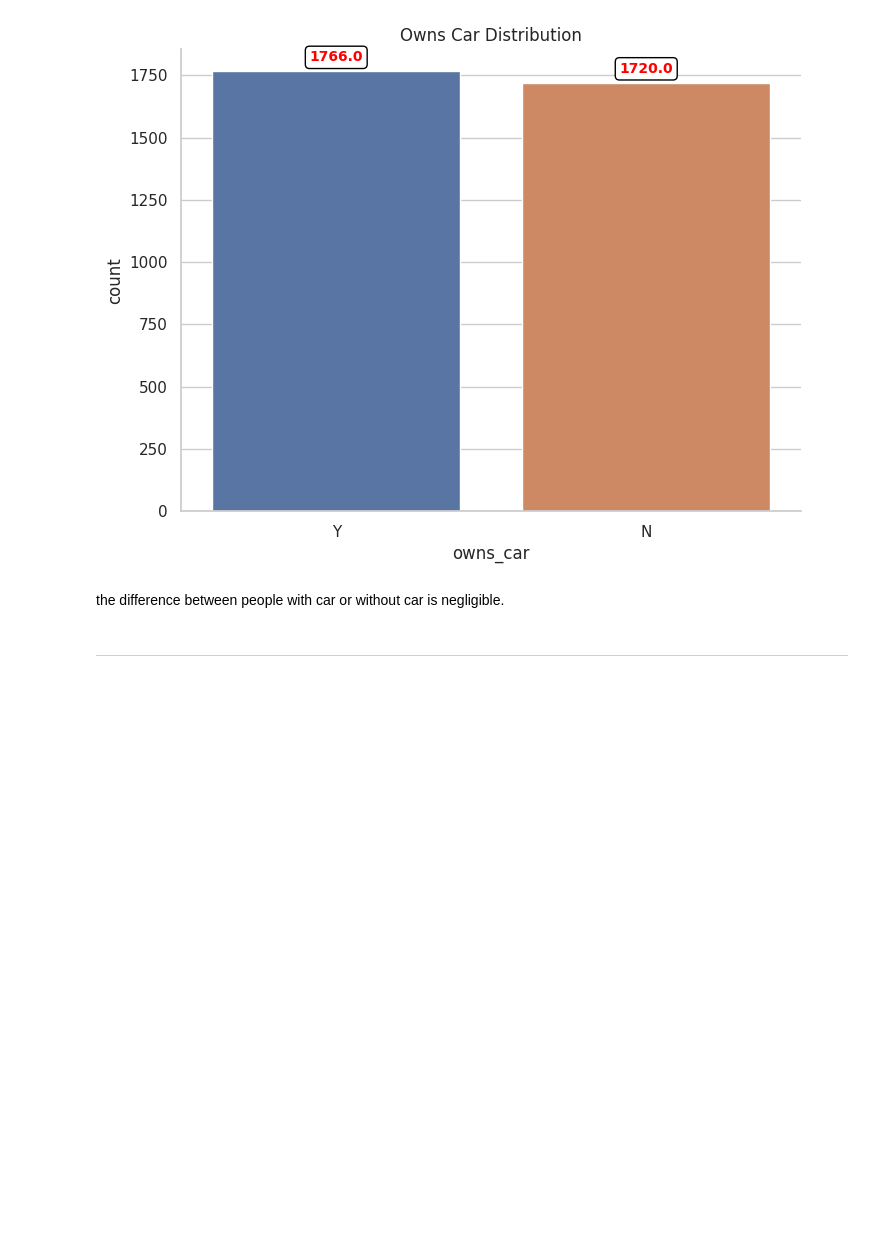
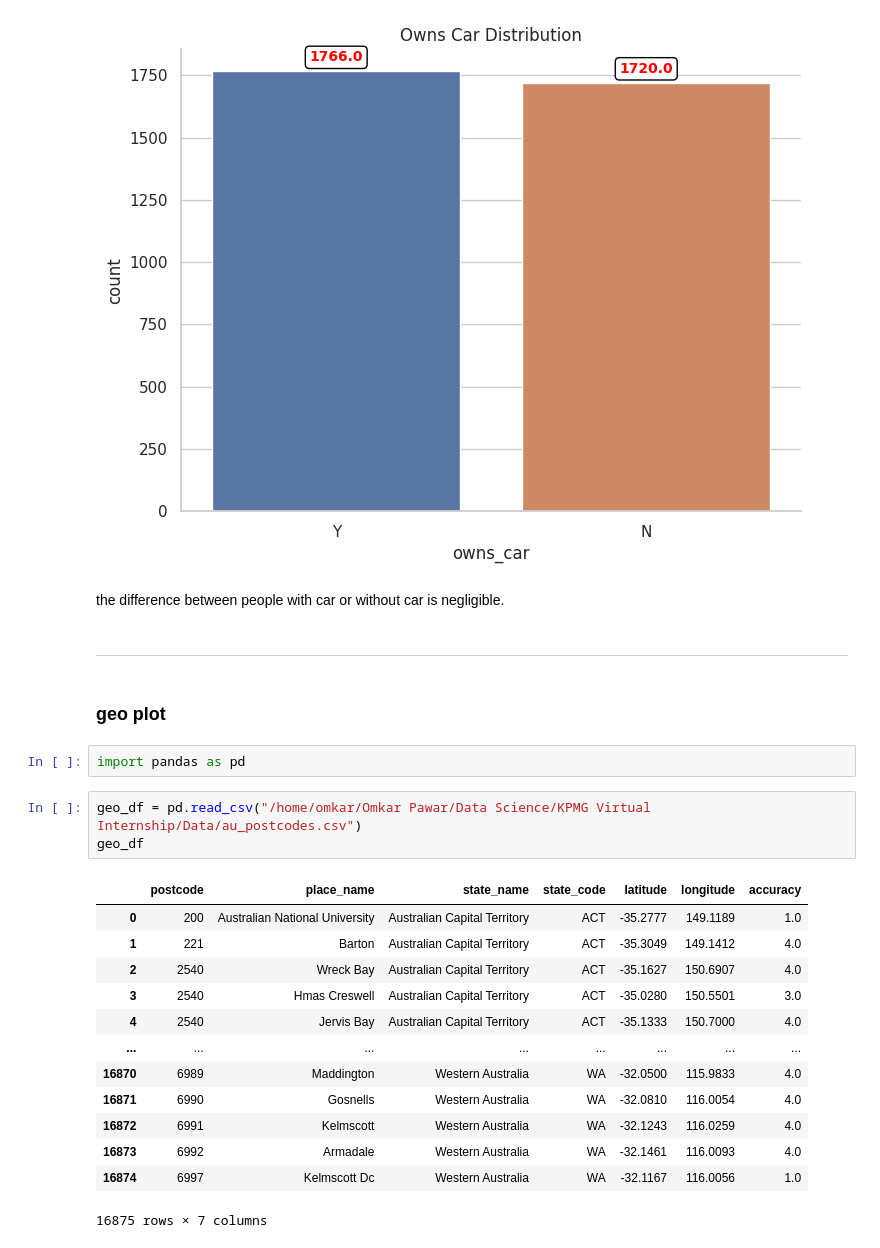
Before and after one commit to omkarpawar1430/KPMG-Virtual-Internship, a Jupyter notebook: Module 2/data_viz.ipynb, the cells around one changed output. Drawn from its saved outputs; the diff is of its cells as text; blank space fills up the shorter version.

```diff
--- a/Module 2/data_viz.ipynb
+++ b/Module 2/data_viz.ipynb
@@ -223,3 +271,24 @@ plt.show()
 the difference between people with car or without car is negligible.
 # %% [markdown]
 ---------
+# %% [markdown]
+### geo plot
+# %%
+import pandas as pd
+# %%
+geo_df = pd.read_csv("/home/omkar/Omkar Pawar/Data Science/KPMG Virtual Internship/Data/au_postcodes.csv")
+geo_df
+# %% [output]
+|  | postcode | place_name | state_name | state_code | latitude | longitude | accuracy |
+| 0 | 200 | Australian National University | Australian Capital Territory | ACT | -35.2777 | 149.1189 | 1.0 |
+| 1 | 221 | Barton | Australian Capital Territory | ACT | -35.3049 | 149.1412 | 4.0 |
+| 2 | 2540 | Wreck Bay | Australian Capital Territory | ACT | -35.1627 | 150.6907 | 4.0 |
+| 3 | 2540 | Hmas Creswell | Australian Capital Territory | ACT | -35.0280 | 150.5501 | 3.0 |
+| 4 | 2540 | Jervis Bay | Australian Capital Territory | ACT | -35.1333 | 150.7000 | 4.0 |
+| ... | ... | ... | ... | ... | ... | ... | ... |
+| 16870 | 6989 | Maddington | Western Australia | WA | -32.0500 | 115.9833 | 4.0 |
+| 16871 | 6990 | Gosnells | Western Australia | WA | -32.0810 | 116.0054 | 4.0 |
+| 16872 | 6991 | Kelmscott | Western Australia | WA | -32.1243 | 116.0259 | 4.0 |
+| 16873 | 6992 | Armadale | Western Australia | WA | -32.1461 | 116.0093 | 4.0 |
+| 16874 | 6997 | Kelmscott Dc | Western Australia | WA | -32.1167 | 116.0056 | 1.0 |
+16875 rows × 7 columns
```
Also changed, not shown: parts of 4 cells of this notebook, 2 other files.
